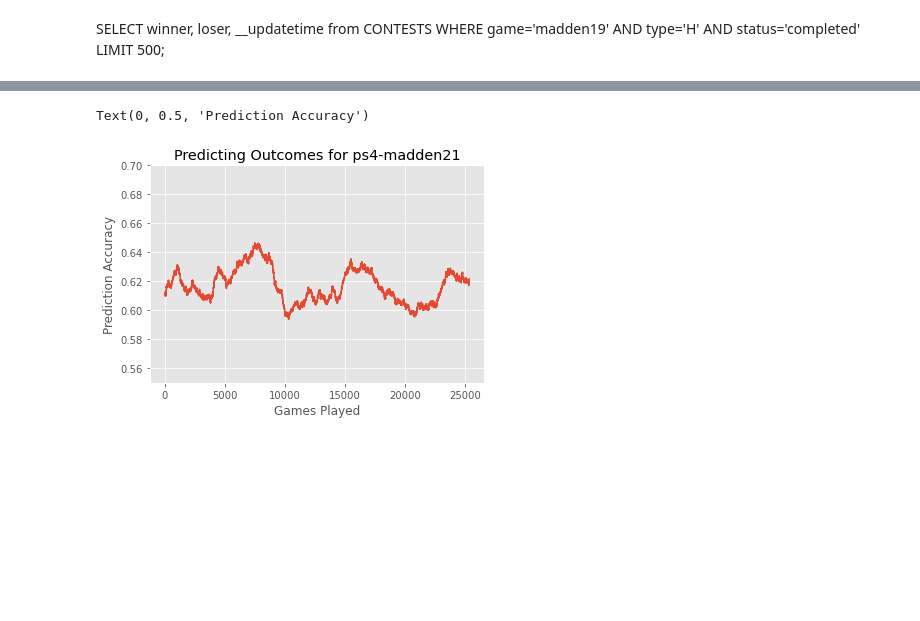
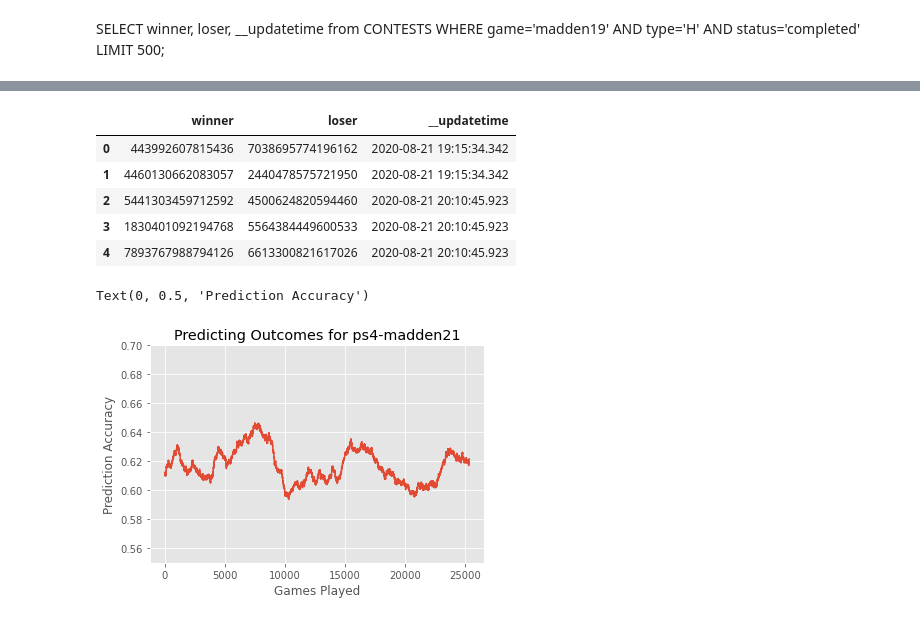
Before and after one commit to mynameisvinn/Matcha-Latte, a Jupyter notebook: Backtesting PLR-2.ipynb, the cells around one changed output, grey strips where cells are left out. Drawn from its saved outputs; the diff is of its cells as text; code cells hidden in the pictures; blank space fills up the shorter version.

```diff
--- a/Applying TrueSkill to Matches.ipynb
+++ b/Backtesting PLR-2.ipynb
@@ -97,3 +96,12 @@ df.shape
+# %%
+df.head()
+# %% [output]
+|  | winner | loser | __updatetime |
+| 0 | 443992607815436 | 7038695774196162 | 2020-08-21 19:15:34.342 |
+| 1 | 4460130662083057 | 2440478575721950 | 2020-08-21 19:15:34.342 |
+| 2 | 5441303459712592 | 4500624820594460 | 2020-08-21 20:10:45.923 |
+| 3 | 1830401092194768 | 5564384449600533 | 2020-08-21 20:10:45.923 |
+| 4 | 7893767988794126 | 6613300821617026 | 2020-08-21 20:10:45.923 |
 # %%
 population = {}
 history = []
```
Also changed, not shown: parts of 6 cells of this notebook, 1 other file.
